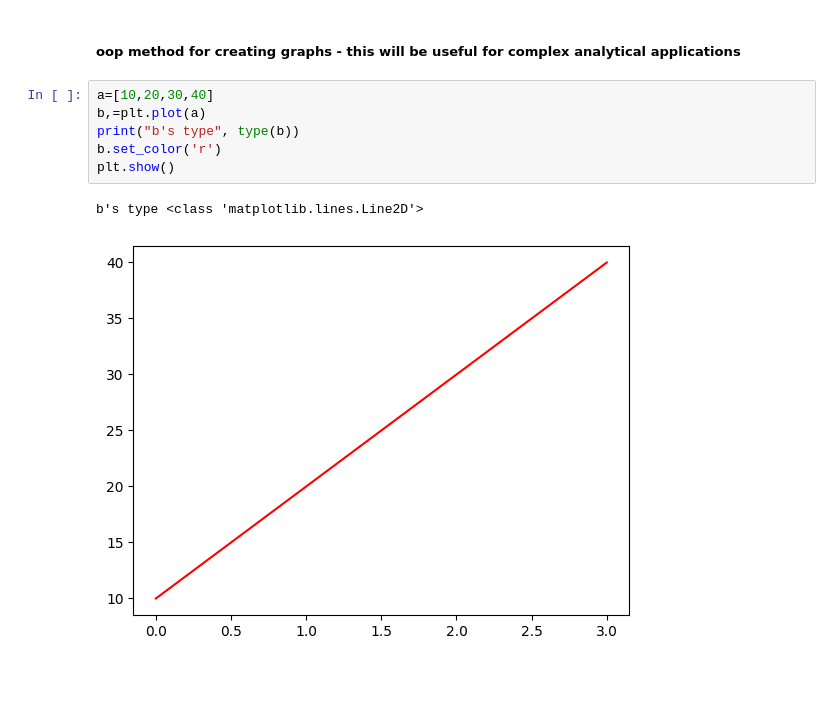
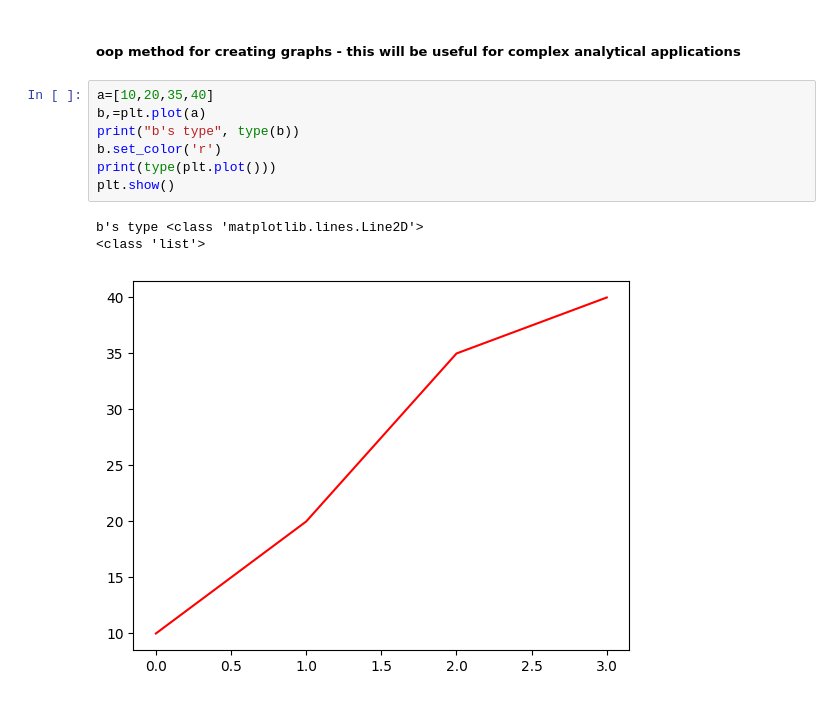
Before and after one commit to anushkas1704/complete-pandas-tutorial, a Jupyter notebook: 8th_TDSC.ipynb, the cells around one changed output. Saved outputs shown, nothing was run; the diff lists cells and outputs as text.

```diff
--- a/8th_TDSC.ipynb
+++ b/8th_TDSC.ipynb
@@ -3,11 +3,13 @@ import matplotlib.pyplot as plt
 # %% [markdown]
 ##### oop method for creating graphs - this will be useful for complex analytical applications
 # %%
-a=[10,20,30,40]
+a=[10,20,35,40]
 b,=plt.plot(a)
 print("b's type", type(b))
 b.set_color('r')
+print(type(plt.plot()))
 plt.show()
 # %% [output]
 b's type <class 'matplotlib.lines.Line2D'>
+<class 'list'>
-[figure, old version]
+[figure, new version]
```
Also changed, not shown: parts of 8 cells of this notebook.
